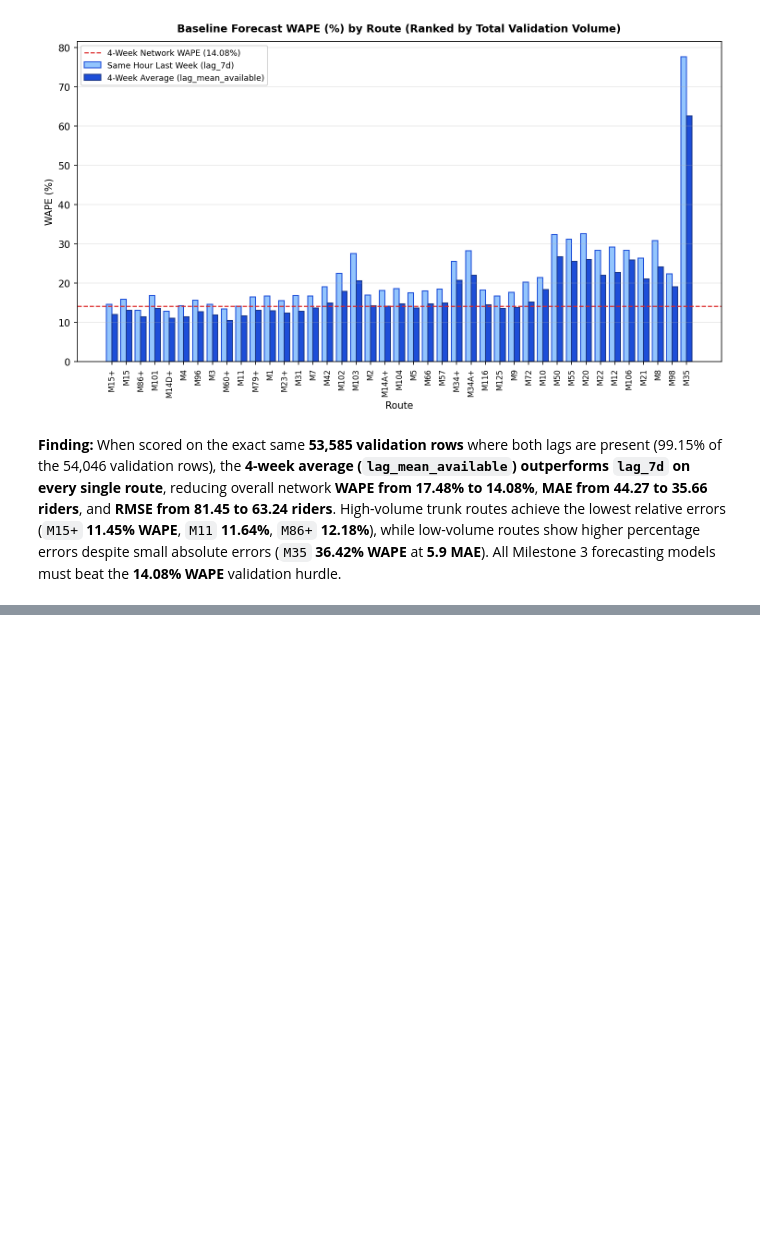
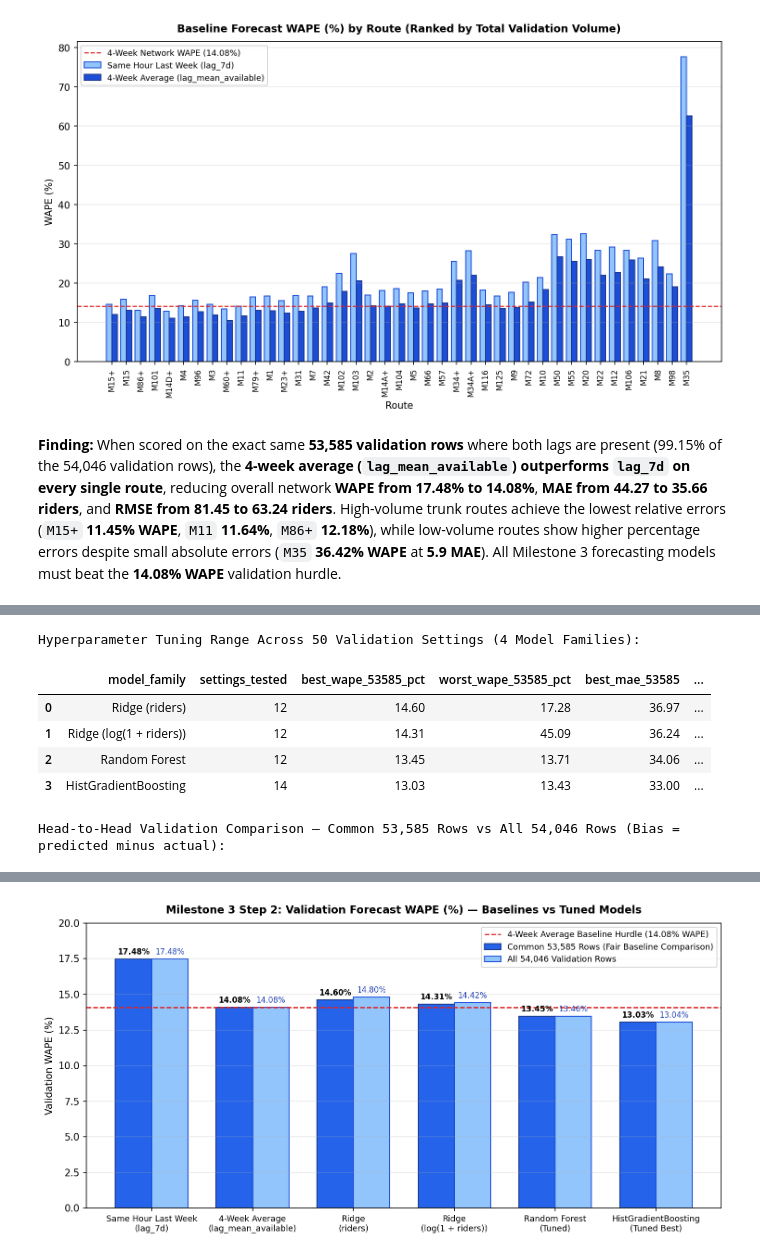
Before and after one commit to springboardmentor441p-coderr/Powered-Public-Transit-Route-Optimization, a Jupyter notebook: notebooks/routeranker.ipynb, the cells around one changed output, grey strips where cells are left out. Cells and saved outputs as stored; diff of their text form; code cells hidden in the pictures; blank space fills up the shorter version.

```diff
--- a/notebooks/routeranker.ipynb
+++ b/notebooks/routeranker.ipynb
@@ -892,0 +905,61 @@ Rule B (4-Week Average Heuristic) Validation Confusion Matrix:
+# %%
+tuning_df = pd.read_csv(TAB / "m3_forecast_tuning_results.csv")
+comp_df = pd.read_csv(TAB / "m3_forecast_model_comparison.csv")
+
+tuning_summary = (
+    tuning_df.groupby("model_family", sort=False)
+    .agg(
+        settings_tested=("setting_id", "count"),
+        best_wape_53585_pct=("wape_53585_pct", "min"),
+        worst_wape_53585_pct=("wape_53585_pct", "max"),
+        best_mae_53585=("mae_53585", "min"),
+        best_wape_54046_pct=("wape_54046_pct", "min"),
+    )
+    .reset_index()
+)
+print("Hyperparameter Tuning Range Across 50 Validation Settings (4 Model Families):")
+display(tuning_summary)
+
+print("\nHead-to-Head Validation Comparison — Common 53,585 Rows vs All 54,046 Rows (Bias = predicted minus actual):")
+display(comp_df)
+
+fig, ax = plt.subplots(figsize=(10, 5), dpi=150)
+labels = [
+    "Same Hour Last Week\n(lag_7d)",
+    "4-Week Average\n(lag_mean_available)",
+    "Ridge\n(riders)",
+    "Ridge\n(log(1 + riders))",
+    "Random Forest\n(Tuned)",
+    "HistGradientBoosting\n(Tuned Best)",
+]
+x = np.arange(len(comp_df))
+w = 0.36
+b1 = ax.bar(x - w / 2, comp_df["wape_53585_pct"], w, label="Common 53,585 Rows (Fair Baseline Comparison)", color="#2563eb", edgecolor="#1e3a8a")
+b2 = ax.bar(x + w / 2, comp_df["wape_all_val_pct"], w, label="All 54,046 Validation Rows", color="#93c5fd", edgecolor="#1d4ed8")
+ax.axhline(14.08, color="#dc2626", linestyle="--", linewidth=1.3, label="4-Week Average Baseline Hurdle (14.08% WAPE)")
+
+for bar in b1:
+    h = bar.get_height()
+    ax.text(bar.get_x() + bar.get_width() / 2.0, h + 0.2, f"{h:.2f}%", ha="center", va="bottom", fontsize=8, fontweight="bold")
+for bar in b2:
+    h = bar.get_height()
+    ax.text(bar.get_x() + bar.get_width() / 2.0, h + 0.2, f"{h:.2f}%", ha="center", va="bottom", fontsize=8, color="#1e40af")
+
+ax.set_title("Milestone 3 Step 2: Validation Forecast WAPE (%) — Baselines vs Tuned Models", fontsize=11, fontweight="bold", pad=10)
+ax.set_ylabel("Validation WAPE (%)", fontsize=10)
+ax.set_xticks(x)
+ax.set_xticklabels(labels, fontsize=8.5)
+ax.set_ylim(0, 20.0)
+ax.grid(axis="y", alpha=0.3)
+ax.legend(loc="upper right", fontsize=8.5)
+fig.tight_layout()
+fig.savefig(FIG / "m3_forecast_model_comparison.png", dpi=150, bbox_inches="tight")
+plt.show()
+# %% [output]
+Hyperparameter Tuning Range Across 50 Validation Settings (4 Model Families):
+|  | model_family | settings_tested | best_wape_53585_pct | worst_wape_53585_pct | best_mae_53585 | ... |
+| 0 | Ridge (riders) | 12 | 14.60 | 17.28 | 36.97 | ... |
+| 1 | Ridge (log(1 + riders)) | 12 | 14.31 | 45.09 | 36.24 | ... |
+| 2 | Random Forest | 12 | 13.45 | 13.71 | 34.06 | ... |
+| 3 | HistGradientBoosting | 14 | 13.03 | 13.43 | 33.00 | ... |
+Head-to-Head Validation Comparison — Common 53,585 Rows vs All 54,046 Rows (Bias = predicted minus actual):
@@ -892,0 +973 @@ Rule B (4-Week Average Heuristic) Validation Confusion Matrix:
+[figure, added]
```
Also changed, not shown: parts of 14 cells of this notebook, 34 other files.
